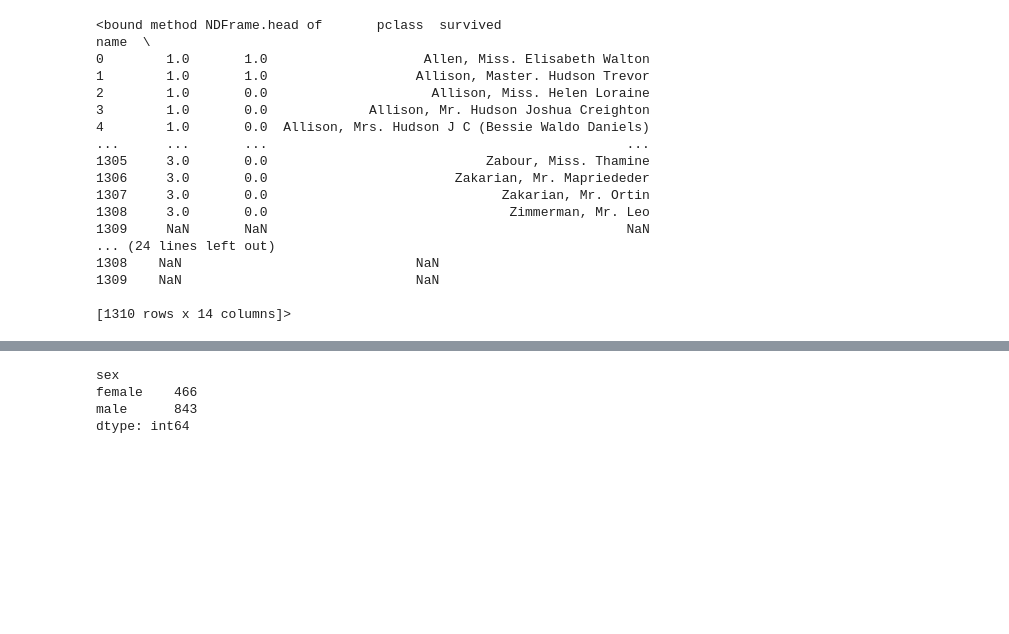
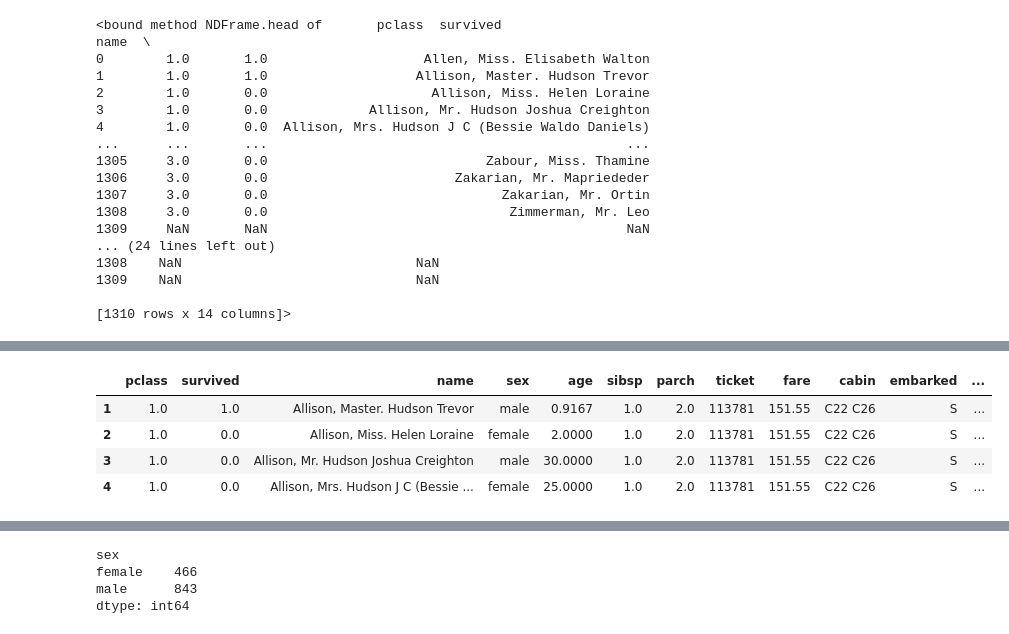
Before and after one commit to BryanSWeber/BDA301, a Jupyter notebook: Day 01 Lesson.ipynb, the cells around one changed output, grey strips where cells are left out. Saved outputs shown, nothing was run; the diff lists cells and outputs as text; code cells hidden in the pictures; blank space fills up the shorter version.

```diff
--- a/Day 01 Lesson.ipynb
+++ b/Day 01 Lesson.ipynb
@@ -101,0 +124,8 @@ But the solution isn't exactly what I am looking for (different context, etc.) H
+# %%
+titanicData.iloc[1:5]  # Rows from index 1 to 4 (excludes index 5)
+# %% [output]
+|  | pclass | survived | name | sex | age | sibsp | parch | ticket | fare | cabin | embarked | ... |
+| 1 | 1.0 | 1.0 | Allison, Master. Hudson Trevor | male | 0.9167 | 1.0 | 2.0 | 113781 | 151.55 | C22 C26 | S | ... |
+| 2 | 1.0 | 0.0 | Allison, Miss. Helen Loraine | female | 2.0000 | 1.0 | 2.0 | 113781 | 151.55 | C22 C26 | S | ... |
+| 3 | 1.0 | 0.0 | Allison, Mr. Hudson Joshua Creighton | male | 30.0000 | 1.0 | 2.0 | 113781 | 151.55 | C22 C26 | S | ... |
+| 4 | 1.0 | 0.0 | Allison, Mrs. Hudson J C (Bessie ... | female | 25.0000 | 1.0 | 2.0 | 113781 | 151.55 | C22 C26 | S | ... |
```
Also changed, not shown: parts of 42 cells of this notebook, 2 other files.
